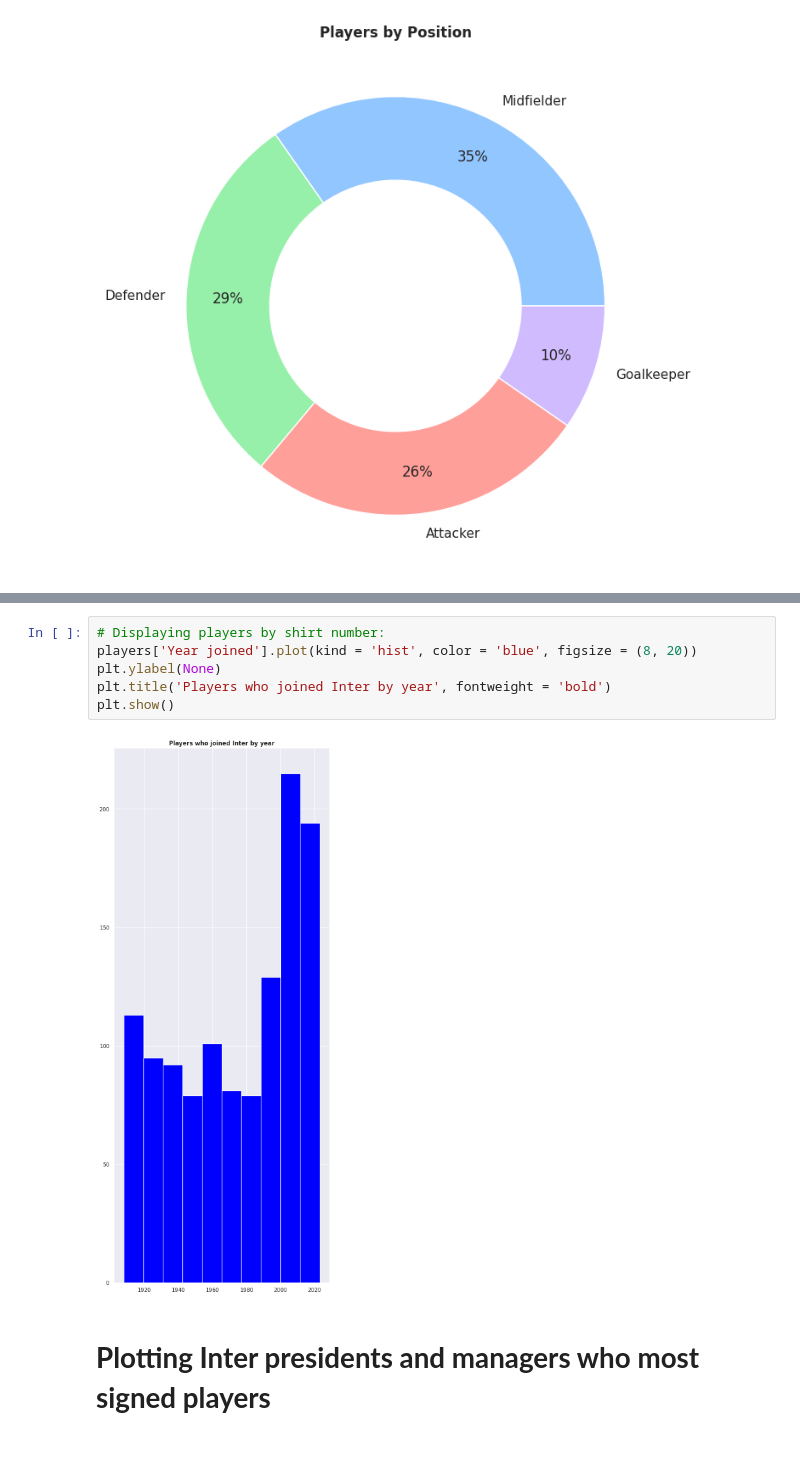
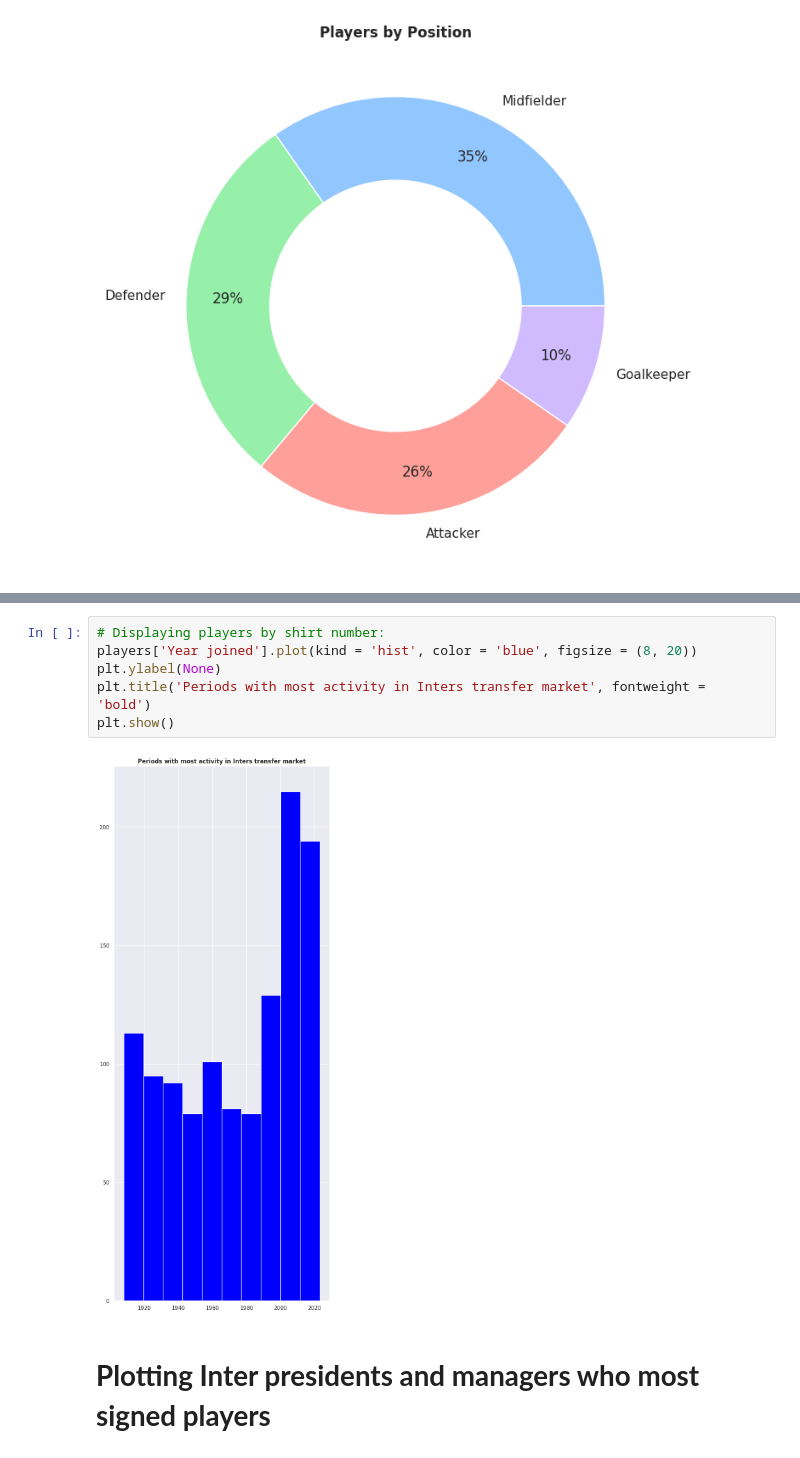
Before and after one commit to guilhermelaviola/InterMilan, a Jupyter notebook: AllPlayers.ipynb, the cells around one changed output, grey strips where cells are left out. Cells and saved outputs as stored; diff of their text form.

Commit message:
I updated some plot labels.

```diff
--- a/AllPlayers.ipynb
+++ b/AllPlayers.ipynb
@@ -75,11 +75,11 @@ plt.show()
 # %%
 # Displaying players by shirt number:
 players['Year joined'].plot(kind = 'hist', color = 'blue', figsize = (8, 20))
 plt.ylabel(None)
-plt.title('Players who joined Inter by year', fontweight = 'bold')
+plt.title('Periods with most activity in Inters transfer market', fontweight = 'bold')
 plt.show()
 # %% [output]
-[figure, old version]
+[figure, new version]
 # %% [markdown]
 # **Plotting Inter presidents and managers who most signed players**
 # %%
```
Also changed, not shown: parts of 1 cell of this notebook.
